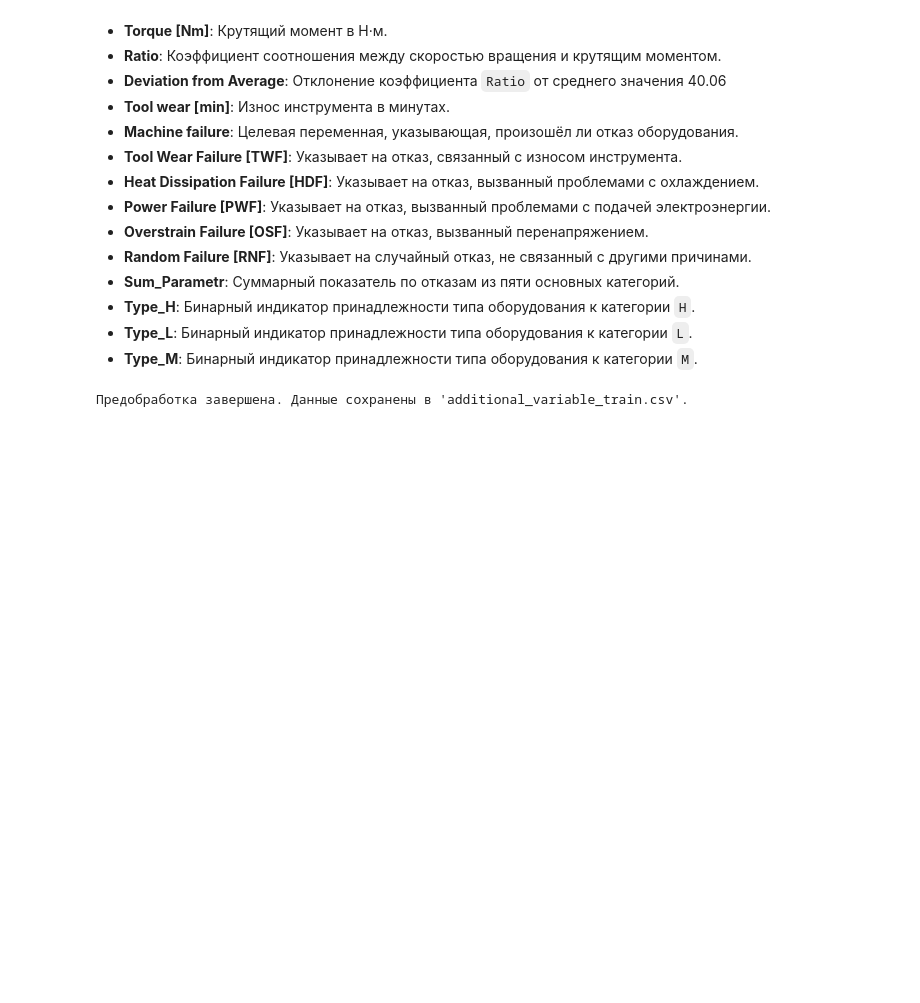
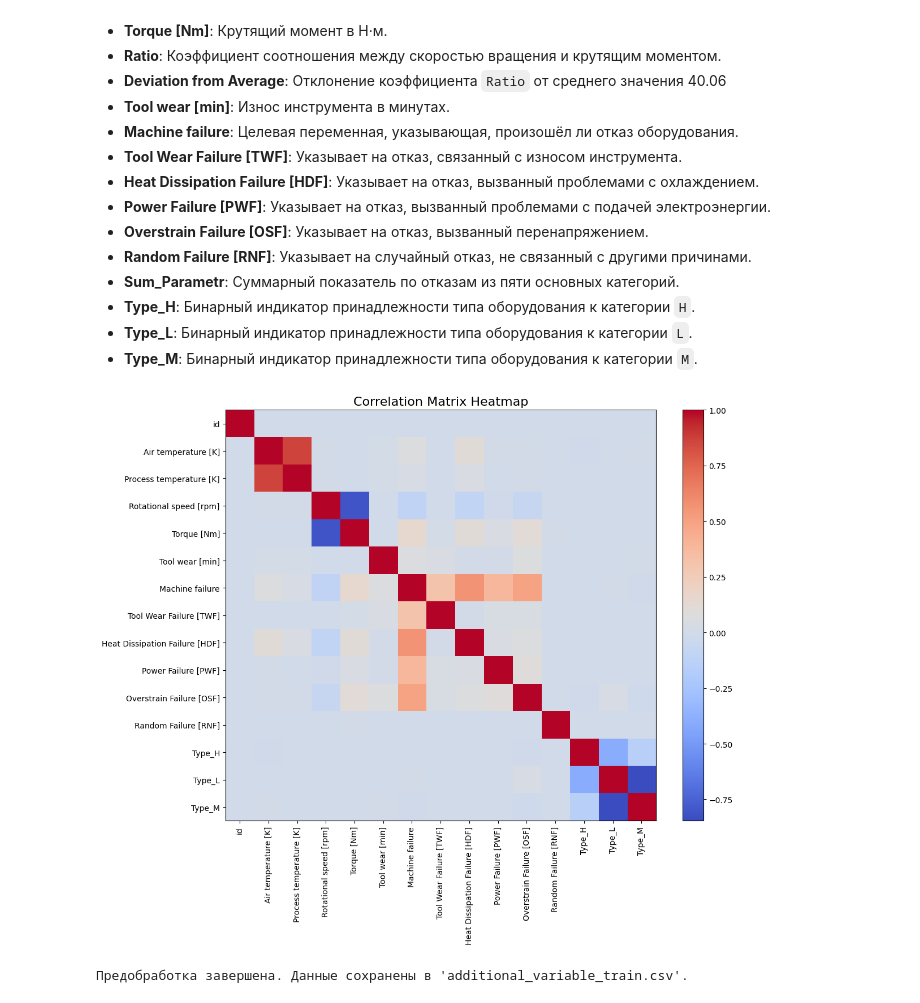
Before and after one commit to marinaleb81/project_practic, a Jupyter notebook: Дополнительные признаки - Команда №7 - ДЗ -2.ipynb, the cells around one changed output. Cells and saved outputs as stored; diff of their text form; code cells hidden in the pictures; blank space fills up the shorter version.

```diff
--- a/Дополнительные признаки - Команда №7 - ДЗ -2.ipynb
+++ b/Дополнительные признаки - Команда №7 - ДЗ -2.ipynb
@@ -406,6 +406,28 @@ data = data[columns]
 - **Type_H**: Бинарный индикатор принадлежности типа оборудования к категории `H`.
 - **Type_L**: Бинарный индикатор принадлежности типа оборудования к категории `L`.
 - **Type_M**: Бинарный индикатор принадлежности типа оборудования к категории `M`.
+# %%
+# Загрузка данных
+data = pd.read_csv('processed_train.csv', sep=';')  # Укажите путь к вашему файлу
+
+# Расчет корреляционной матрицы
+correlation_matrix = data.corr()
+
+# Сохранение корреляционной матрицы в файл
+correlation_matrix.to_csv("correlation_matrix.csv")
+
+# Визуализация корреляционной матрицы
+plt.figure(figsize=(12, 10))
+plt.imshow(correlation_matrix, cmap="coolwarm", aspect="auto")
+plt.colorbar()
+plt.xticks(ticks=range(len(correlation_matrix.columns)), labels=correlation_matrix.columns, rotation=90)
+plt.yticks(ticks=range(len(correlation_matrix.columns)), labels=correlation_matrix.columns)
+plt.title("Correlation Matrix Heatmap", fontsize=16)
+plt.tight_layout()
+plt.savefig("correlation_matrix_heatmap.png")  # Сохранение тепловой карты в файл
+plt.show()
+# %% [output]
+[figure, added]
 # %%
 # Сохранение предобработанных данных
 data.to_csv('additional_variable_train.csv', sep=';', index=False) # Обратите внимание на разделитесь!
```
Also changed, not shown: 4 other files.
